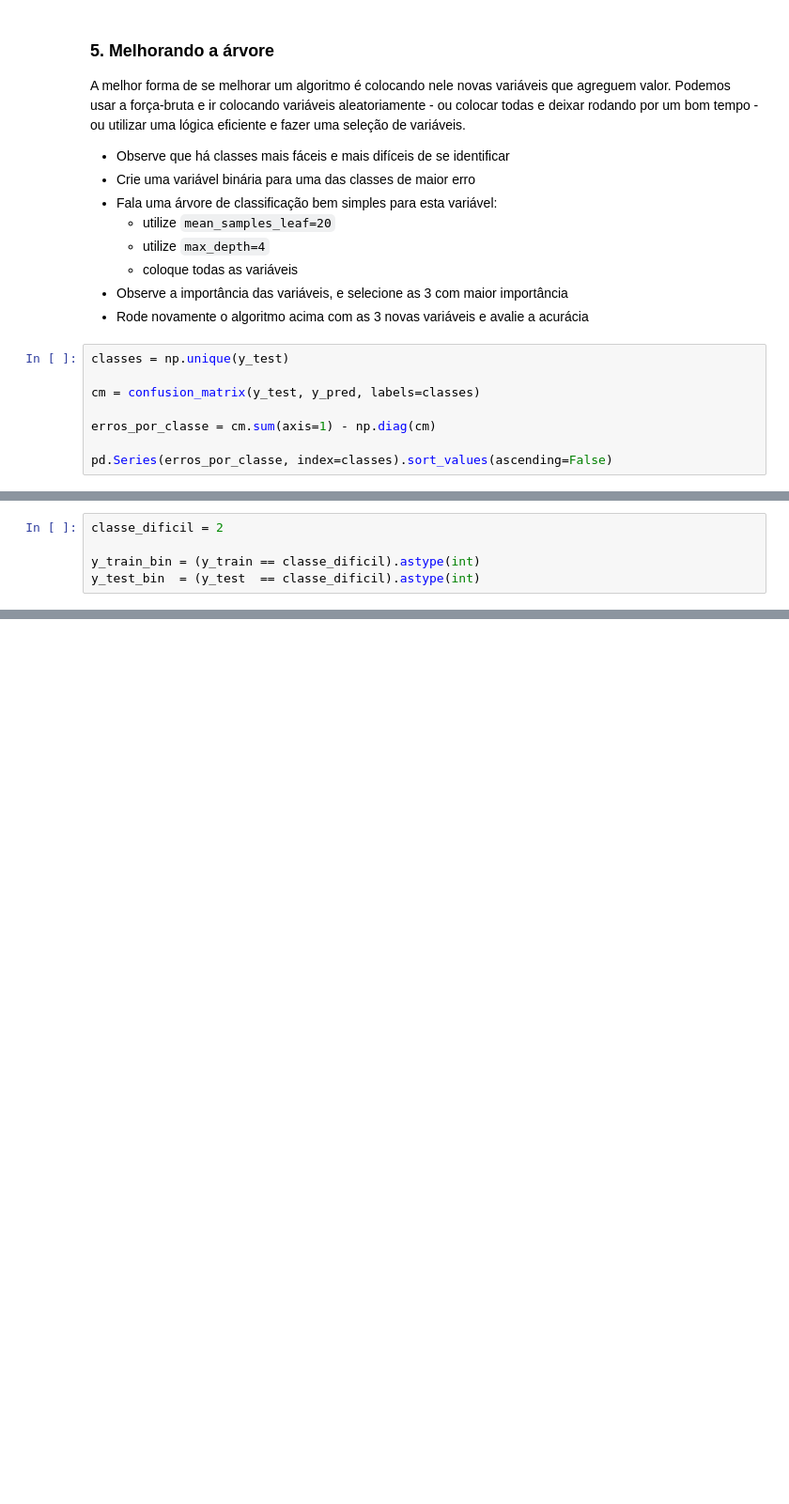
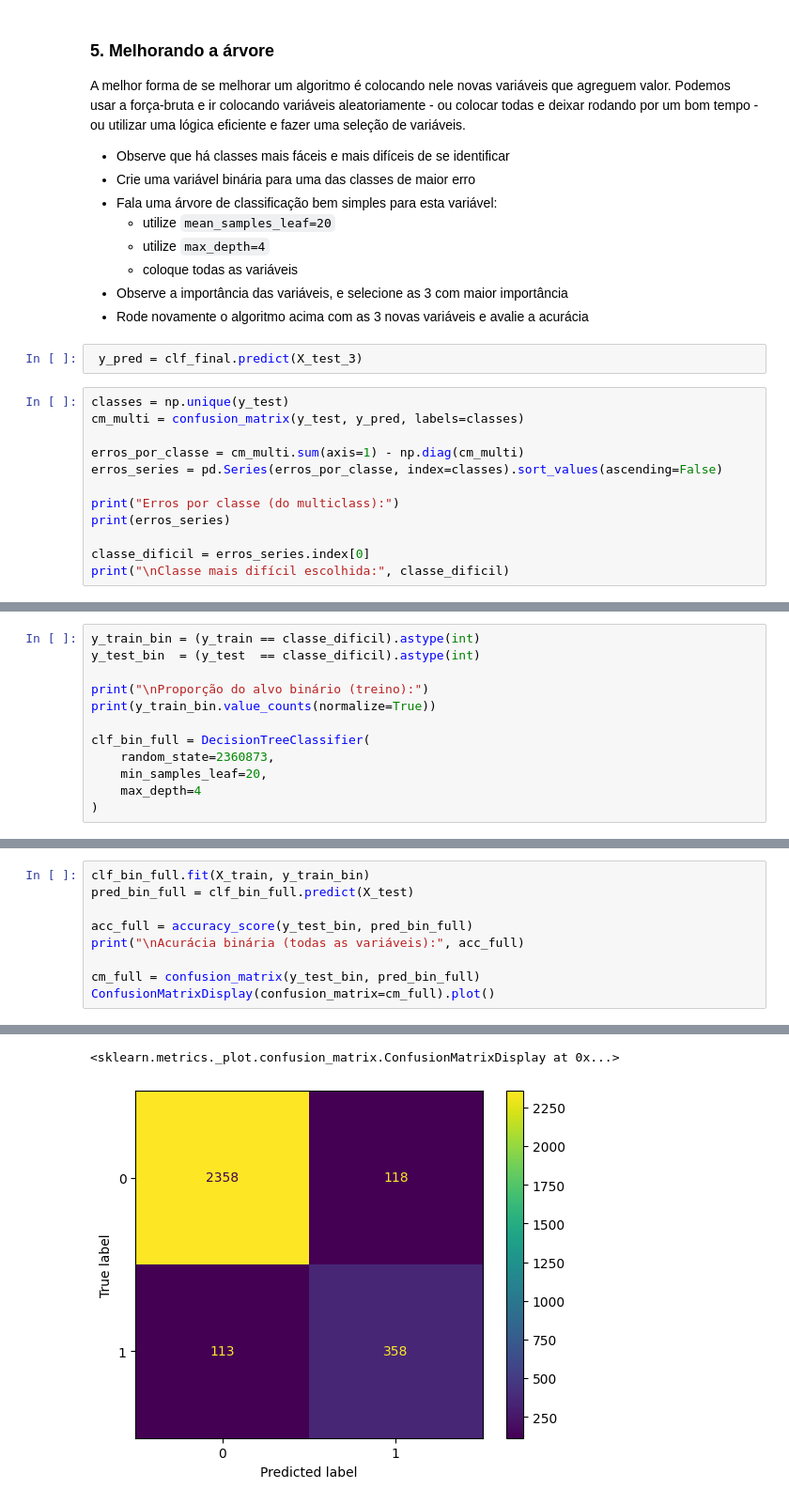
Before and after one commit to Felipe-Roque-py/Atividades-EBAC, a Jupyter notebook: Profissão Cientista de Dados M17 - Pratique 3 (1).ipynb, the cells around one changed output, grey strips where cells are left out. Shown: that part at 94% size. Saved outputs shown, nothing was run; the diff lists cells and outputs as text; blank space fills up the shorter version.

```diff
--- a/Profissão Cientista de Dados M17 - Pratique 3 (1).ipynb
+++ b/Profissão Cientista de Dados M17 - Pratique 3 (1).ipynb
@@ -146,12 +171,18 @@ A melhor forma de se melhorar um algoritmo é colocando nele novas variáveis qu
     - coloque todas as variáveis
 - Observe a importância das variáveis, e selecione as 3 com maior importância
 - Rode novamente o algoritmo acima com as 3 novas variáveis e avalie a acurácia
+# %%
+ y_pred = clf_final.predict(X_test_3)
 # %%
 classes = np.unique(y_test)
+cm_multi = confusion_matrix(y_test, y_pred, labels=classes)
 
-cm = confusion_matrix(y_test, y_pred, labels=classes)
+erros_por_classe = cm_multi.sum(axis=1) - np.diag(cm_multi)
+erros_series = pd.Series(erros_por_classe, index=classes).sort_values(ascending=False)
 
-erros_por_classe = cm.sum(axis=1) - np.diag(cm)
+print("Erros por classe (do multiclass):")
+print(erros_series)
 
-pd.Series(erros_por_classe, index=classes).sort_values(ascending=False)
+classe_dificil = erros_series.index[0]
+print("\nClasse mais difícil escolhida:", classe_dificil)
 # %% [output]
@@ -165,5 +198,0 @@ dtype: int64
-# %%
-classe_dificil = 2
-
-y_train_bin = (y_train == classe_dificil).astype(int)
-y_test_bin  = (y_test  == classe_dificil).astype(int)
@@ -176,0 +199,12 @@ Name: proportion, dtype: float64
+# %%
+y_train_bin = (y_train == classe_dificil).astype(int)
+y_test_bin  = (y_test  == classe_dificil).astype(int)
+
+print("\nProporção do alvo binário (treino):")
+print(y_train_bin.value_counts(normalize=True))
+
+clf_bin_full = DecisionTreeClassifier(
+    random_state=2360873,
+    min_samples_leaf=20,
+    max_depth=4
+)
@@ -176,0 +217,10 @@ Name: proportion, dtype: float64
+# %%
+clf_bin_full.fit(X_train, y_train_bin)
+pred_bin_full = clf_bin_full.predict(X_test)
+
+acc_full = accuracy_score(y_test_bin, pred_bin_full)
+print("\nAcurácia binária (todas as variáveis):", acc_full)
+
+cm_full = confusion_matrix(y_test_bin, pred_bin_full)
+ConfusionMatrixDisplay(confusion_matrix=cm_full).plot()
+# %% [output]
@@ -176,0 +228,2 @@ Name: proportion, dtype: float64
+<sklearn.metrics._plot.confusion_matrix.ConfusionMatrixDisplay at 0x...>
+[figure, added]
```
Also changed, not shown: parts of 9 cells of this notebook.
